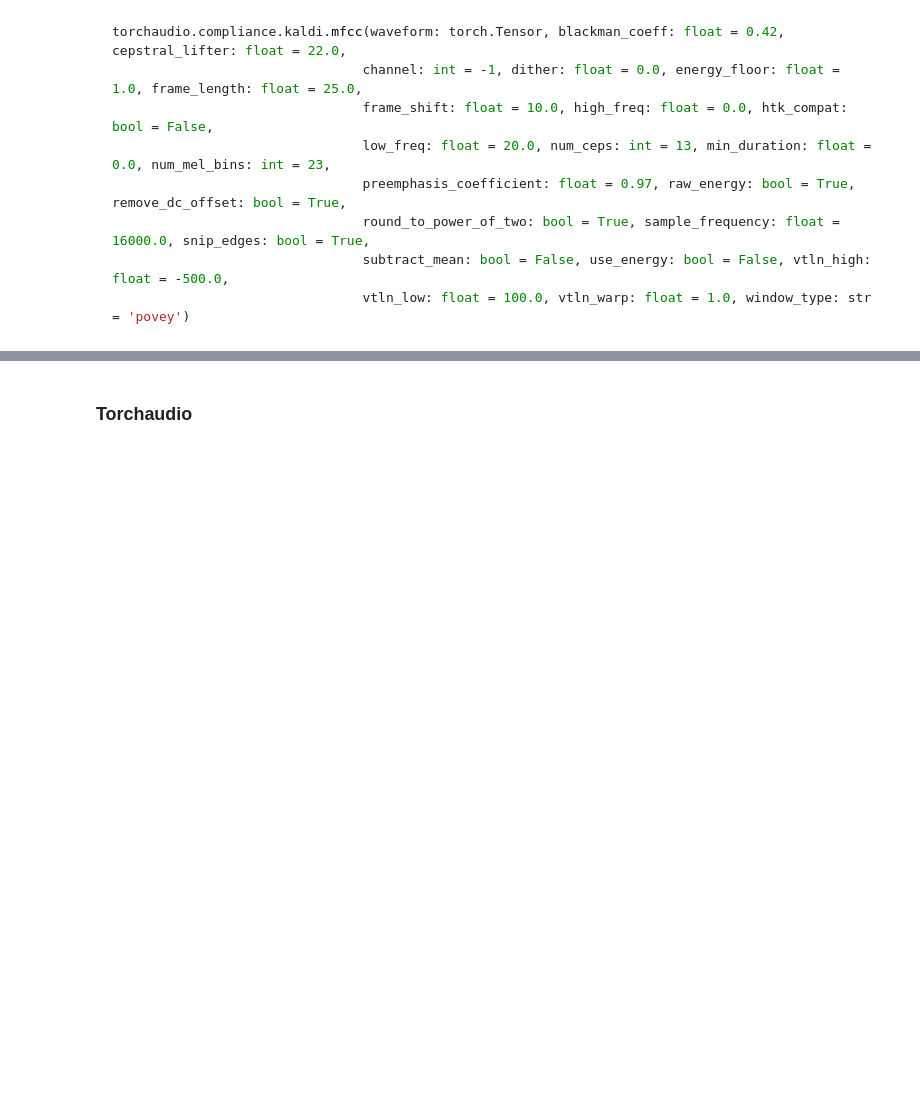
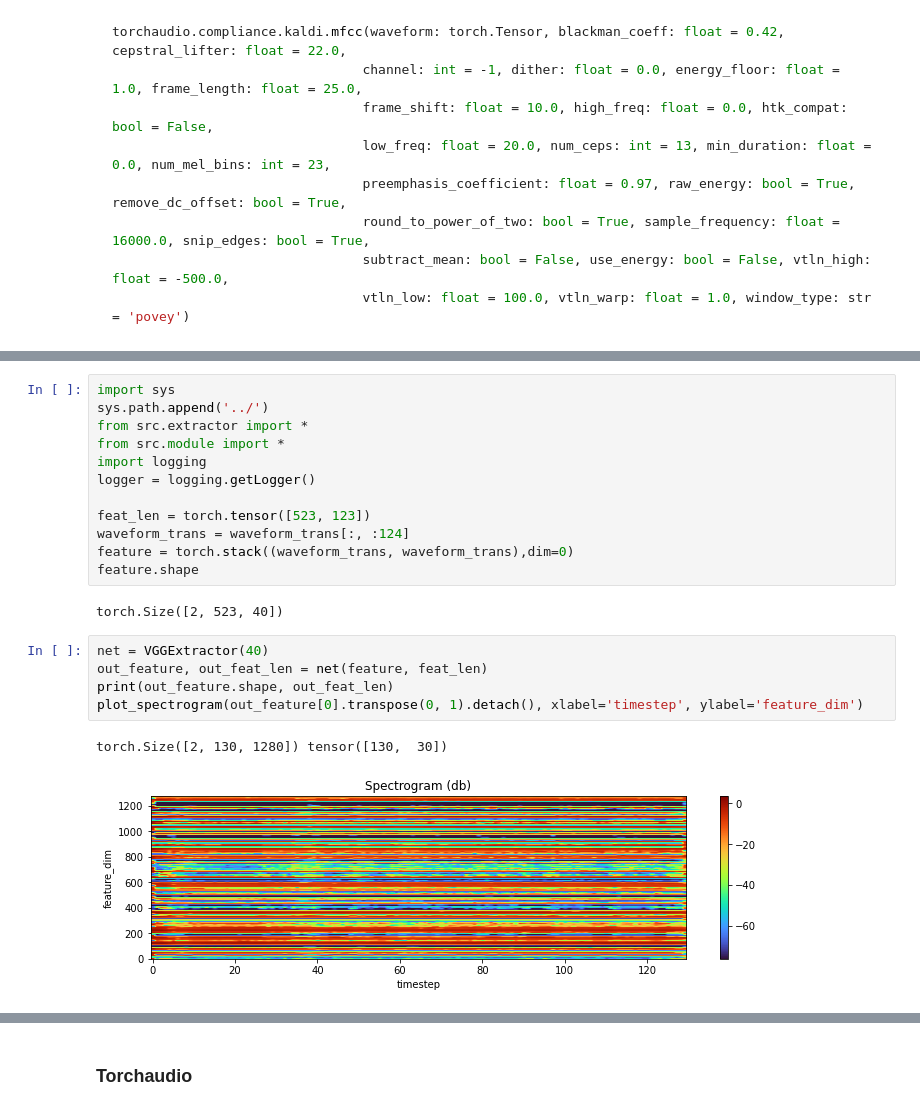
Before and after one commit to xunweiyee/End-to-end-ASR-Pytorch, a Jupyter notebook: jupyter/Audio exploration.ipynb, the cells around one changed output, grey strips where cells are left out. Saved outputs shown, nothing was run; the diff lists cells and outputs as text; blank space fills up the shorter version.

```diff
--- a/jupyter/Audio exploration.ipynb
+++ b/jupyter/Audio exploration.ipynb
@@ -86,0 +129,22 @@ torch.Size([1, 84055])
+# %%
+import sys
+sys.path.append('../')
+from src.extractor import *
+from src.module import *
+import logging
+logger = logging.getLogger()
+
+feat_len = torch.tensor([523, 123])
+waveform_trans = waveform_trans[:, :124]
+feature = torch.stack((waveform_trans, waveform_trans),dim=0)
+feature.shape
+# %% [output]
+torch.Size([2, 523, 40])
+# %%
+net = VGGExtractor(40)
+out_feature, out_feat_len = net(feature, feat_len)
+print(out_feature.shape, out_feat_len)
+plot_spectrogram(out_feature[0].transpose(0, 1).detach(), xlabel='timestep', ylabel='feature_dim')
+# %% [output]
+torch.Size([2, 130, 1280]) tensor([130,  30])
+[figure, added]
```
Also changed, not shown: parts of 10 cells of this notebook, 2 other files.
